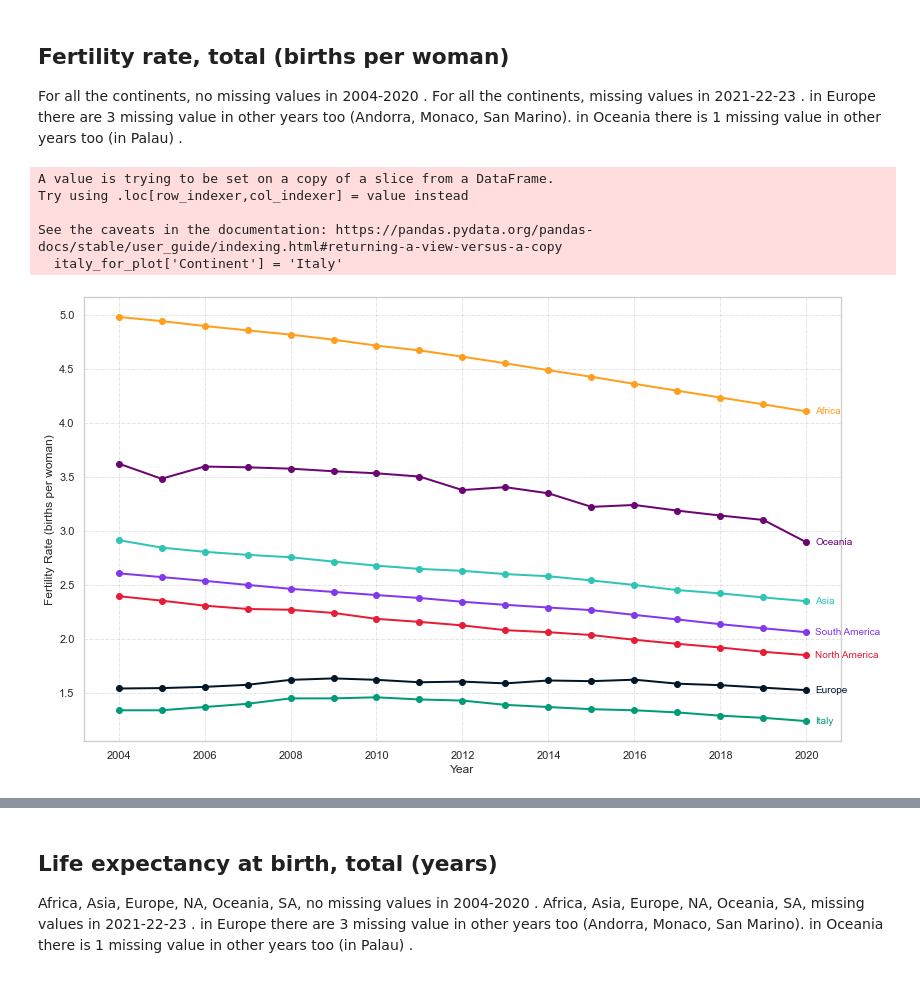
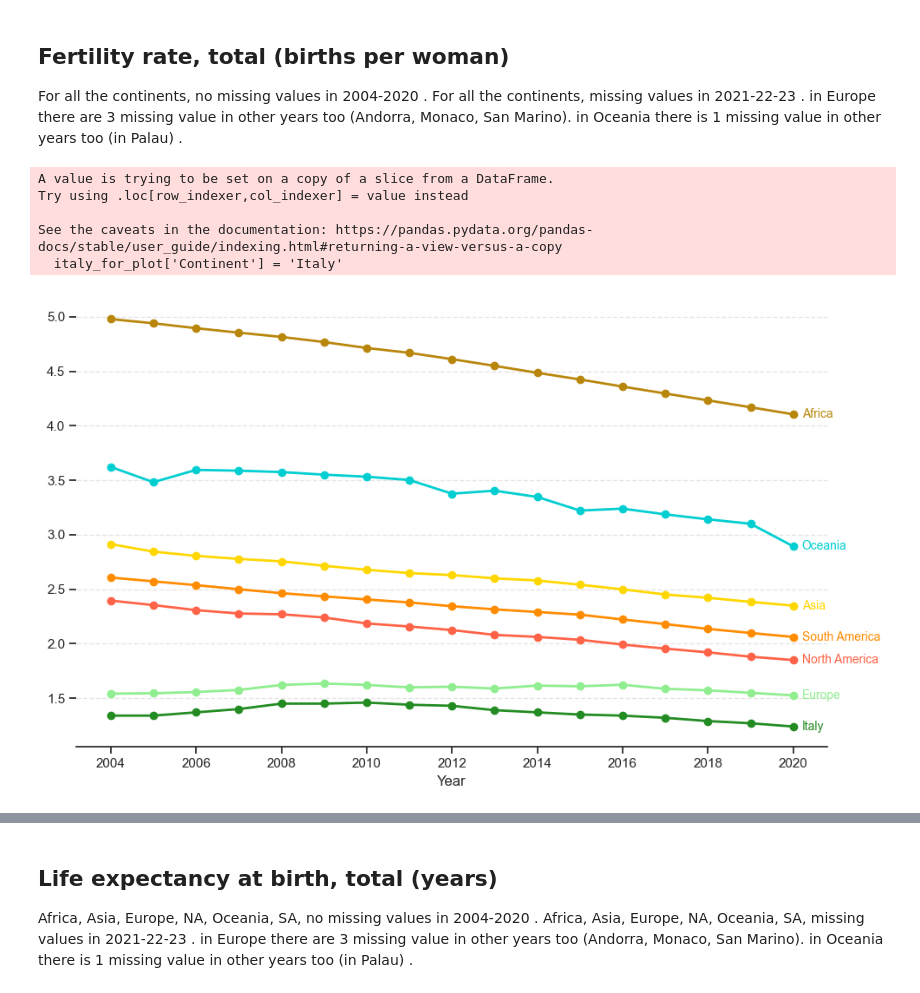
Before and after one commit to mariasilviapancione/data-storytelling-lab, a Jupyter notebook: Data Storytelling - Susy.ipynb, the cells around one changed output, grey strips where cells are left out. Drawn from its saved outputs; the diff is of its cells as text; code cells hidden in the pictures.

```diff
--- a/Data Storytelling - Susy.ipynb
+++ b/Data Storytelling - Susy.ipynb
@@ -1305,18 +1317,19 @@ plot_data = pd.concat([
 ])
 
 # Create the plot
-plt.figure(figsize=(12, 7))
-sns.set_style("whitegrid")
+plt.figure(figsize=(10, 6))
+# Rimuove gli spigoli
+sns.set_style("ticks")  # meno invadente di "whitegrid"
 
 # Define colors
 colors = {
-    'Africa': '#FF9F1C',
-    'Asia': '#2EC4B6',
-    'Europe': '#011627',
-    'North America': '#E71D36',
-    'Oceania': '#6A0572',
-    'South America': '#8338EC',
-    'Italy': '#009B77'
+    'Africa': 'darkgoldenrod',
+    'North America': 'tomato',
+    'South America': 'darkorange',
+    'Asia': 'gold',
+    'Europe': 'lightgreen',
+    'Italy': 'forestgreen',
+    'Oceania': 'darkturquoise',
 }
 
 # Plot each continent and Italy
@@ -1327,35 +1340,40 @@ for continent in plot_data['Continent'].unique():
     plt.plot(cont_data['Year'],
              cont_data['Fertility rate, total (births per woman)'],
              'o-',  # Line with circle markers
              linewidth=2,
              color=colors.get(continent, 'gray'))
 
     # Add the continent name at the end of each line
     if not cont_data.empty:
         last_valid = cont_data.dropna(subset=['Fertility rate, total (births per woman)']).iloc[-1]
         plt.text(last_valid['Year'] + 0.2,
                 last_valid['Fertility rate, total (births per woman)'],
                 continent,
                 fontsize=10,
                 color=colors.get(continent, 'gray'),
                 verticalalignment='center')
 
 # Clean labels
 plt.title('', fontsize=16)
 plt.xlabel('Year', fontsize=12)
-plt.ylabel('Fertility Rate (births per woman)', fontsize=12)
 plt.xticks(range(2004, 2021, 2))
 
-# Add grid for better readability
-plt.grid(True, linestyle='--', alpha=0.5)
+# Solo griglia orizzontale
+plt.grid(axis='y', linestyle='--', alpha=0.5)
+
+# Rimuove solo i bordi laterali e in alto, mantiene quello in basso (asse x)
+ax = plt.gca()
+ax.spines['top'].set_visible(False)
+ax.spines['right'].set_visible(False)
+ax.spines['left'].set_visible(False)
+ax.spines['bottom'].set_visible(True)  # Mantiene la linea dell’asse X
 
 plt.tight_layout()
-
 plt.show()
 # %% [output]
 A value is trying to be set on a copy of a slice from a DataFrame.
 Try using .loc[row_indexer,col_indexer] = value instead
 
 See the caveats in the documentation: https://pandas.pydata.org/pandas-docs/stable/user_guide/indexing.html#returning-a-view-versus-a-copy
   italy_for_plot['Continent'] = 'Italy'
-[figure, old version]
+[figure, new version]
```
Also changed, not shown: parts of 24 cells of this notebook.
